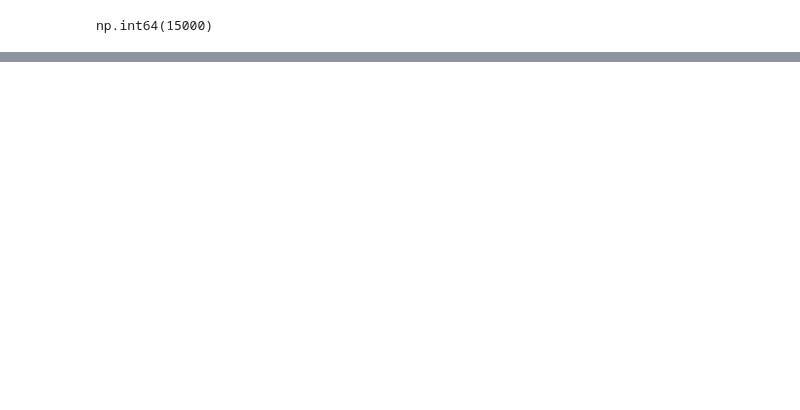
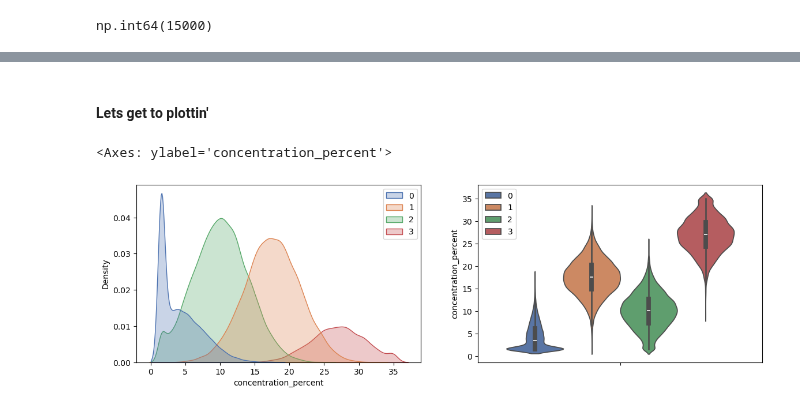
Before and after one commit to sadeclipse/labs.masters, a Jupyter notebook: ml/1lab/lab1.ipynb, the cells around one changed output, grey strips where cells are left out. Saved outputs shown, nothing was run; the diff lists cells and outputs as text; code cells hidden in the pictures; blank space fills up the shorter version.

```diff
--- a/ml/1lab/lab1.ipynb
+++ b/ml/1lab/lab1.ipynb
@@ -85,0 +152,9 @@ df
+# %% [markdown]
+#### Lets get to plottin'
+# %%
+fig, axes = plt.subplots(1, 2, figsize=(14, 4))
+sns.kdeplot(x=X_temp['concentration_percent'], hue=y, fill=True, alpha = 0.3, palette='deep', ax=axes[0])
+sns.violinplot(y=X_temp['concentration_percent'], hue = y, palette='deep', ax=axes[1])
+# %% [output]
+<Axes: ylabel='concentration_percent'>
+[figure, added]
```
Also changed, not shown: parts of 25 cells of this notebook.
